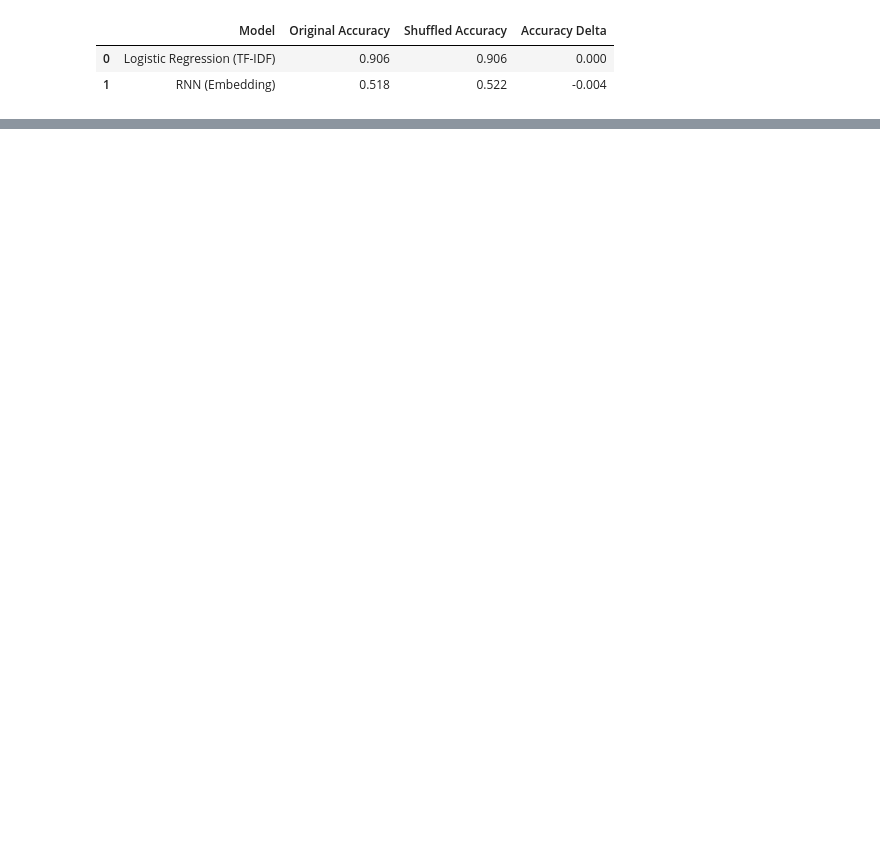
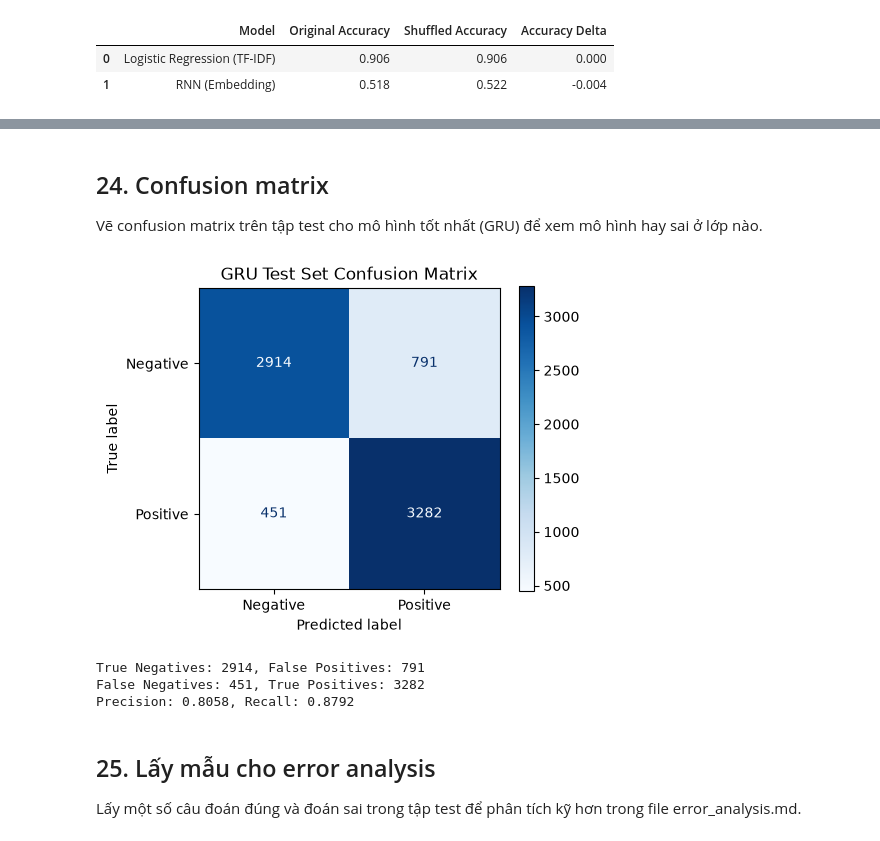
Before and after one commit to ntrThanh/NLP-2026, a Jupyter notebook: lab05/experiments.ipynb, the cells around one changed output, grey strips where cells are left out. Saved outputs shown, nothing was run; the diff lists cells and outputs as text; code cells hidden in the pictures; blank space fills up the shorter version.

```diff
--- a/lab05/experiments.ipynb
+++ b/lab05/experiments.ipynb
@@ -870,0 +1080,40 @@ plt.show()
+# %% [markdown]
+## 24. Confusion matrix
+
+Vẽ confusion matrix trên tập test cho mô hình tốt nhất (GRU) để xem mô hình hay sai ở lớp nào.
+# %%
+from sklearn.metrics import confusion_matrix, ConfusionMatrixDisplay
+
+best_model = models["GRU"]
+best_model.eval()
+
+gru_test_preds = []
+with torch.no_grad():
+    for bx, _ in test_loader_exp4:
+        logits = best_model(bx)
+        p = (torch.sigmoid(logits) >= 0.5).int().cpu().numpy()
+        gru_test_preds.extend(p)
+
+cm = confusion_matrix(y_test, gru_test_preds)
+disp = ConfusionMatrixDisplay(confusion_matrix=cm, display_labels=["Negative", "Positive"])
+
+fig, ax = plt.subplots(figsize=(5, 4))
+disp.plot(ax=ax, cmap="Blues", values_format="d")
+ax.set_title("GRU Test Set Confusion Matrix")
+plt.tight_layout()
+plt.savefig("confusion_matrix.png", dpi=300)
+plt.show()
+
+tn, fp, fn, tp = cm.ravel()
+print(f"True Negatives: {tn}, False Positives: {fp}")
+print(f"False Negatives: {fn}, True Positives: {tp}")
+print(f"Precision: {tp / (tp + fp):.4f}, Recall: {tp / (tp + fn):.4f}")
+# %% [output]
+[figure, added]
+True Negatives: 2914, False Positives: 791
+False Negatives: 451, True Positives: 3282
+Precision: 0.8058, Recall: 0.8792
+# %% [markdown]
+## 25. Lấy mẫu cho error analysis
+
+Lấy một số câu đoán đúng và đoán sai trong tập test để phân tích kỹ hơn trong file error_analysis.md.
```
Also changed, not shown: parts of 29 cells of this notebook, 9 other files.
